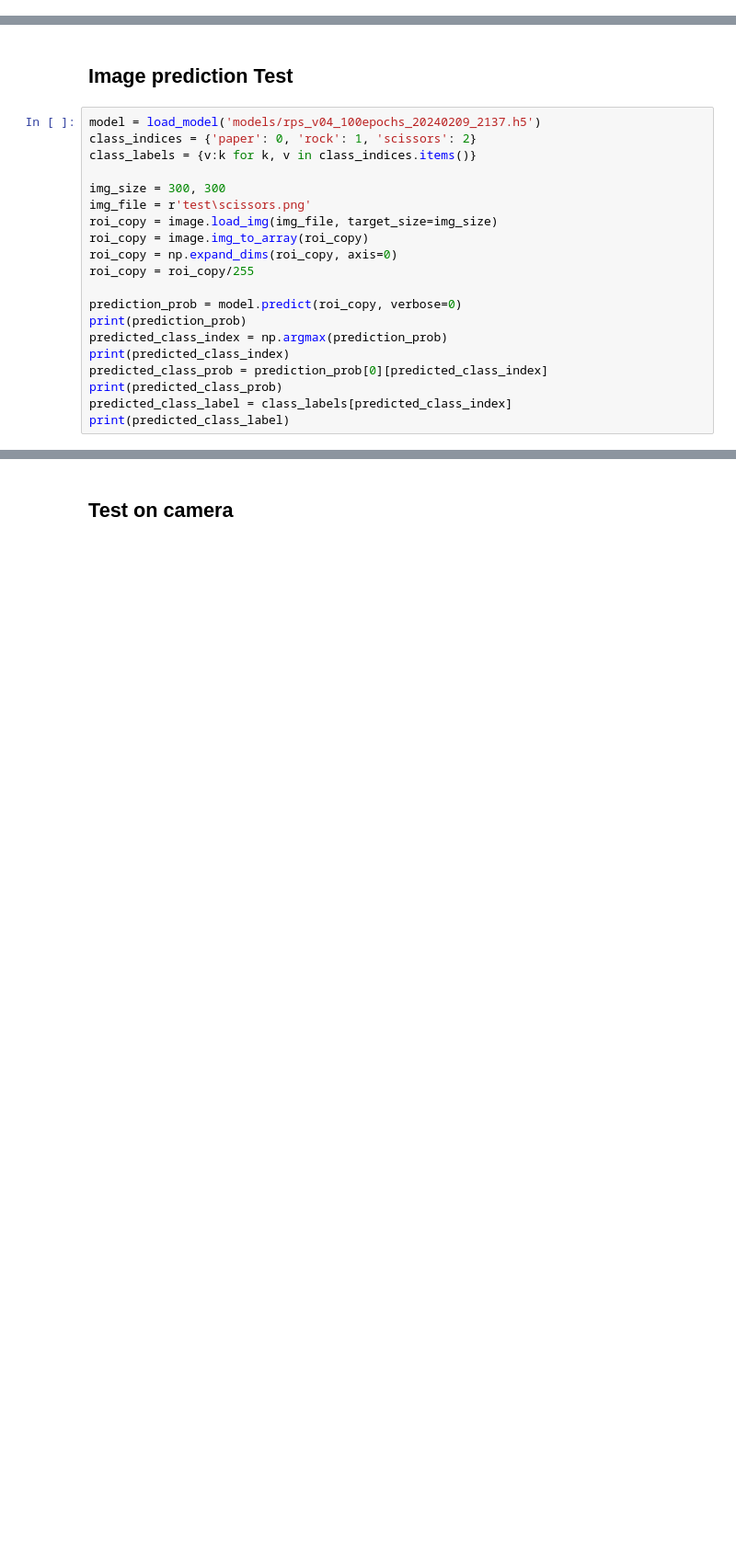
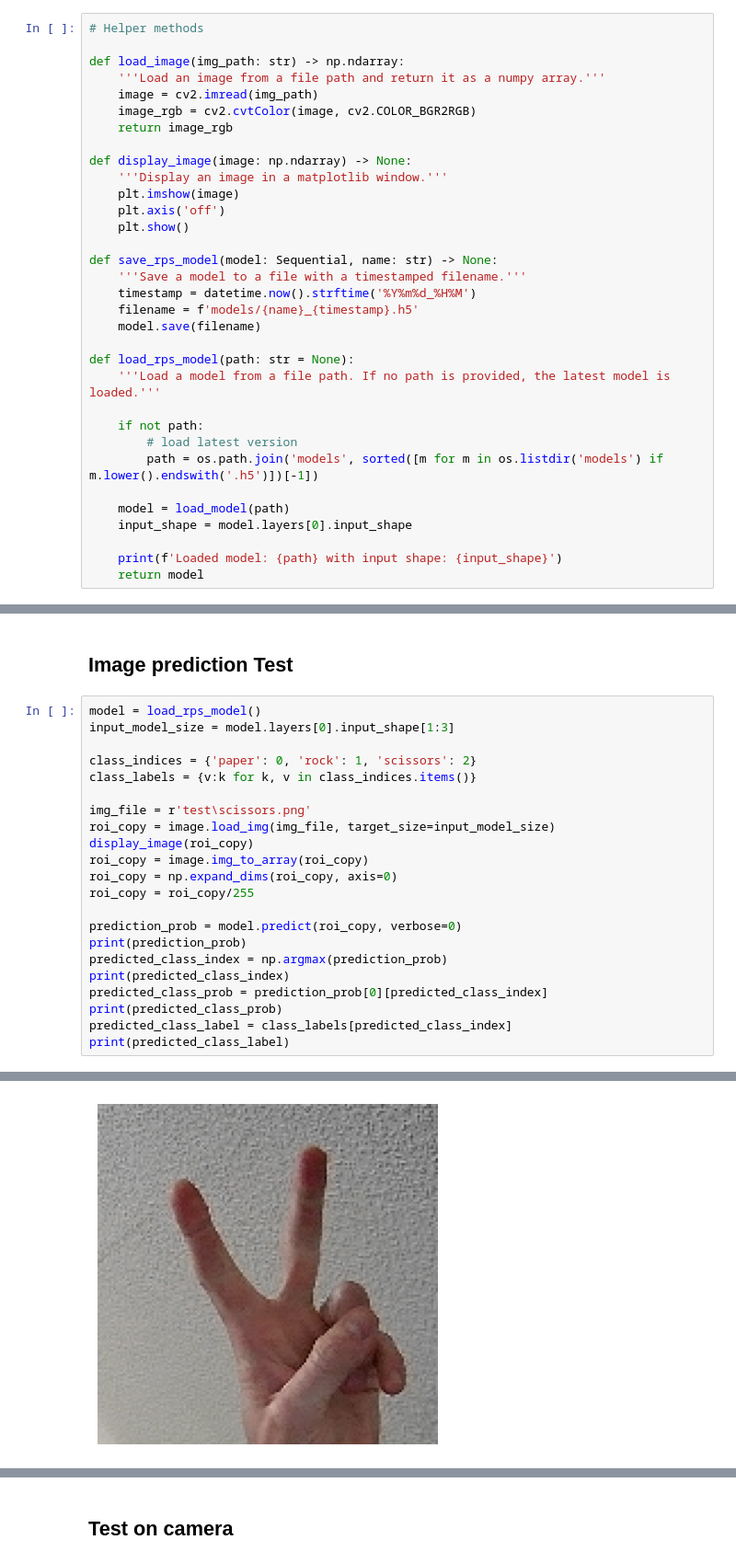
Before and after one commit to alexdjulin/RockPaperScissorsCNN, a Jupyter notebook: train_cnn.ipynb, the cells around one changed output, grey strips where cells are left out. Shown at 92% size. Saved outputs shown, nothing was run; the diff lists cells and outputs as text; blank space fills up the shorter version.

```diff
--- a/train_cnn.ipynb
+++ b/train_cnn.ipynb
@@ -22,0 +25,33 @@ validation_folder = 'dataset/validation'
+# %%
+# Helper methods
+
+def load_image(img_path: str) -> np.ndarray:
+    '''Load an image from a file path and return it as a numpy array.'''
+    image = cv2.imread(img_path)
+    image_rgb = cv2.cvtColor(image, cv2.COLOR_BGR2RGB)
+    return image_rgb
+
+def display_image(image: np.ndarray) -> None:
+    '''Display an image in a matplotlib window.'''
+    plt.imshow(image)
+    plt.axis('off')
+    plt.show()
+
+def save_rps_model(model: Sequential, name: str) -> None:
+    '''Save a model to a file with a timestamped filename.'''
+    timestamp = datetime.now().strftime('%Y%m%d_%H%M')
+    filename = f'models/{name}_{timestamp}.h5'
+    model.save(filename)
+
+def load_rps_model(path: str = None):
+    '''Load a model from a file path. If no path is provided, the latest model is loaded.'''
+
+    if not path:
+        # load latest version
+        path = os.path.join('models', sorted([m for m in os.listdir('models') if m.lower().endswith('.h5')])[-1])
+
+    model = load_model(path)
+    input_shape = model.layers[0].input_shape
+
+    print(f'Loaded model: {path} with input shape: {input_shape}')
+    return model
@@ -209,13 +244,15 @@ model.save(f'models/rps_v05_100epochs_{timestamp}.h5')
 # %% [markdown]
 ## Image prediction Test
 # %%
-model = load_model('models/rps_v04_100epochs_20240209_2137.h5')
+model = load_rps_model()
+input_model_size = model.layers[0].input_shape[1:3]
+
 class_indices = {'paper': 0, 'rock': 1, 'scissors': 2}
 class_labels = {v:k for k, v in class_indices.items()}
 
-img_size = 300, 300
 img_file = r'test\scissors.png'
-roi_copy = image.load_img(img_file, target_size=img_size)
+roi_copy = image.load_img(img_file, target_size=input_model_size)
+display_image(roi_copy)
 roi_copy = image.img_to_array(roi_copy)
 roi_copy = np.expand_dims(roi_copy, axis=0)
 roi_copy = roi_copy/255
@@ -228,3 +265,4 @@ predicted_class_prob = prediction_prob[0][predicted_class_index]
 print(predicted_class_prob)
 predicted_class_label = class_labels[predicted_class_index]
 print(predicted_class_label)
+# %% [output]
@@ -230,0 +270 @@ print(predicted_class_label)
+[figure, added]
```
Also changed, not shown: parts of 22 cells of this notebook.
